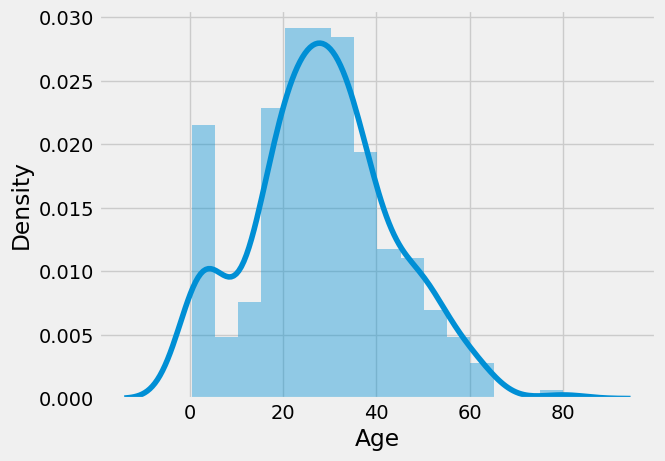
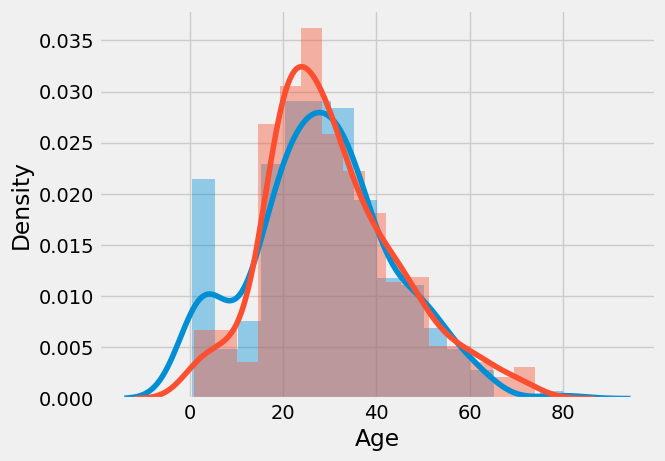
The notebook cell's code change between the first figure and the second:
--- before
+++ after
@@ -1 +1,2 @@
 sns.distplot(x[x['Survived'] == 1]['Age'])
+sns.distplot(x[x['Survived'] == 0]['Age'])

Commit: --